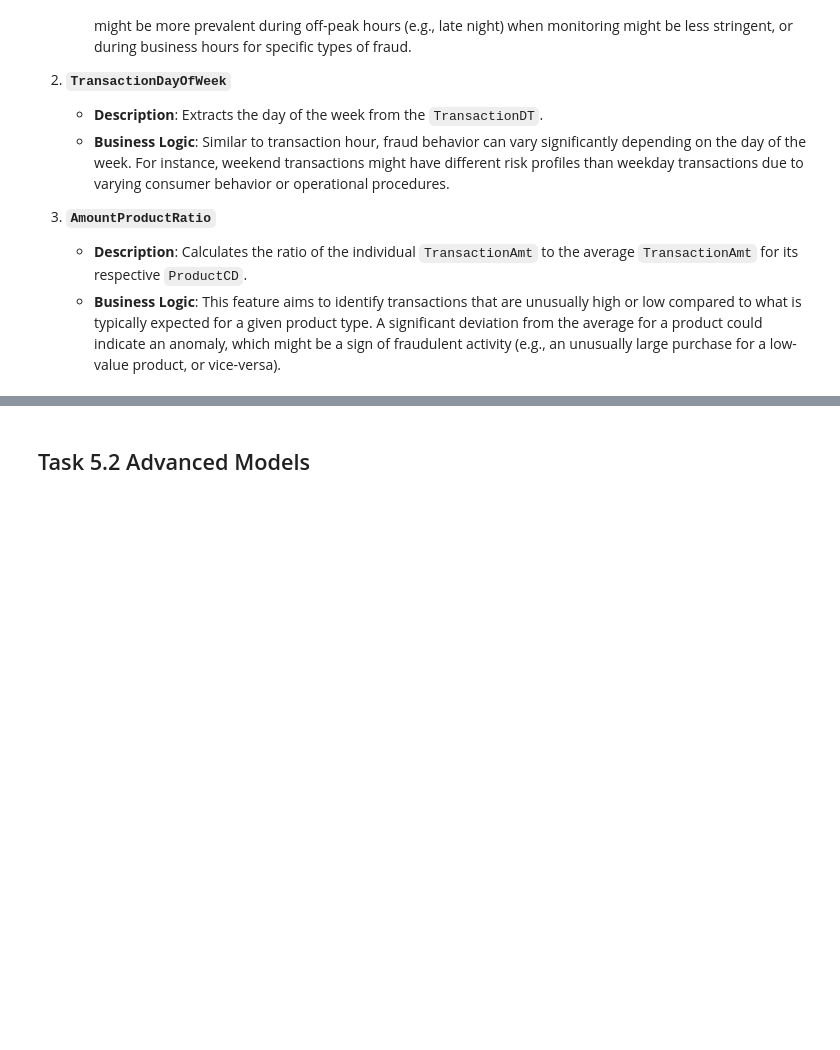
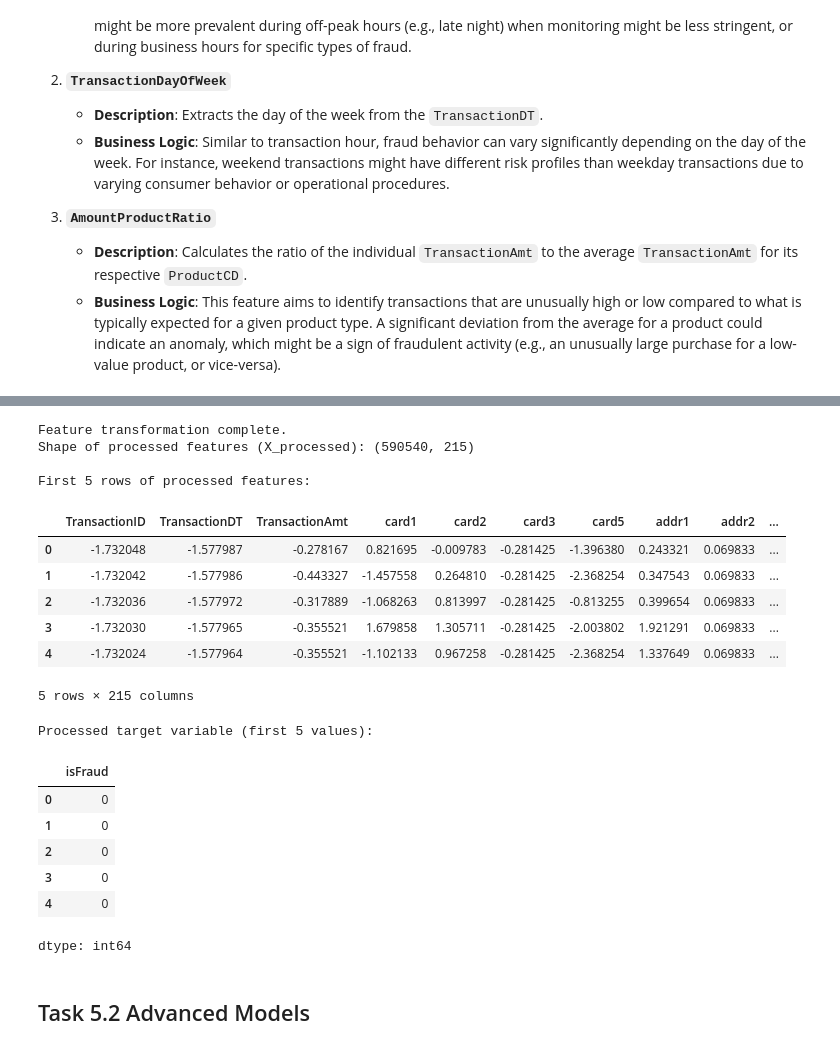
Before and after one commit to abilashkannanv/AIML, a Jupyter notebook: TrustCart_Phase1_Transaction_Risk_Prediction.ipynb, the cells around one changed output, grey strips where cells are left out. Drawn from its saved outputs; the diff is of its cells as text; code cells hidden in the pictures; blank space fills up the shorter version.

```diff
--- a/TrustCart_Phase1_Transaction_Risk_Prediction.ipynb
+++ b/TrustCart_Phase1_Transaction_Risk_Prediction.ipynb
@@ -785,3 +789,56 @@ display(X_processed_df_updated.head())
+# %%
+# Create a column transformer for preprocessing
+preprocessor = ColumnTransformer(
+    transformers=[
+        ('num', StandardScaler(), numerical_features),
+        ('cat', OneHotEncoder(handle_unknown='ignore'), categorical_features)
+    ])
+
+# Create a pipeline that applies the preprocessing
+pipeline = Pipeline(steps=[('preprocessor', preprocessor)])
+
+# Apply preprocessing to the features
+X_processed = pipeline.fit_transform(X)
+
+print("Feature transformation complete.")
+print(f"Shape of processed features (X_processed): {X_processed.shape}")
+
+# Get feature names after one-hot encoding
+# Check if there are any categorical features before trying to get their names
+if len(categorical_features) > 0:
+    cat_feature_names = pipeline.named_steps['preprocessor'].named_transformers_['cat'].get_feature_names_out(categorical_features)
+    all_feature_names = list(numerical_features) + list(cat_feature_names)
+else:
+    all_feature_names = list(numerical_features)
+
+# X_processed is already a dense NumPy array, so .toarray() is not needed
+X_processed_df = pd.DataFrame(X_processed, columns=all_feature_names)
+
+print("\nFirst 5 rows of processed features:")
+display(X_processed_df.head())
+
+print("\nProcessed target variable (first 5 values):")
+display(y.head())
+# %% [output]
+Feature transformation complete.
+Shape of processed features (X_processed): (590540, 215)
+
+First 5 rows of processed features:
+|  | TransactionID | TransactionDT | TransactionAmt | card1 | card2 | card3 | card5 | addr1 | addr2 | ... |
+| 0 | -1.732048 | -1.577987 | -0.278167 | 0.821695 | -0.009783 | -0.281425 | -1.396380 | 0.243321 | 0.069833 | ... |
+| 1 | -1.732042 | -1.577986 | -0.443327 | -1.457558 | 0.264810 | -0.281425 | -2.368254 | 0.347543 | 0.069833 | ... |
+| 2 | -1.732036 | -1.577972 | -0.317889 | -1.068263 | 0.813997 | -0.281425 | -0.813255 | 0.399654 | 0.069833 | ... |
+| 3 | -1.732030 | -1.577965 | -0.355521 | 1.679858 | 1.305711 | -0.281425 | -2.003802 | 1.921291 | 0.069833 | ... |
+| 4 | -1.732024 | -1.577964 | -0.355521 | -1.102133 | 0.967258 | -0.281425 | -2.368254 | 1.337649 | 0.069833 | ... |
+5 rows × 215 columns
+Processed target variable (first 5 values):
+|  | isFraud |
+| 0 | 0 |
+| 1 | 0 |
+| 2 | 0 |
+| 3 | 0 |
+| 4 | 0 |
+dtype: int64
 # %% [markdown]
 ## Task 5.2 Advanced Models
 # %% [markdown]
```
Also changed, not shown: parts of 28 cells of this notebook.
